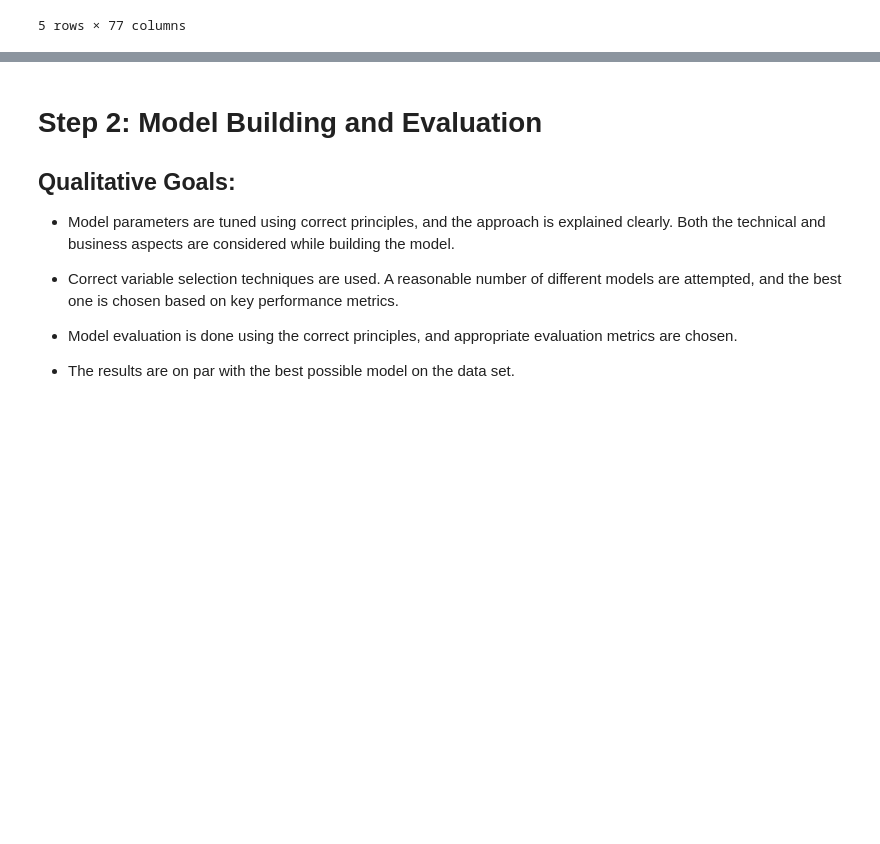
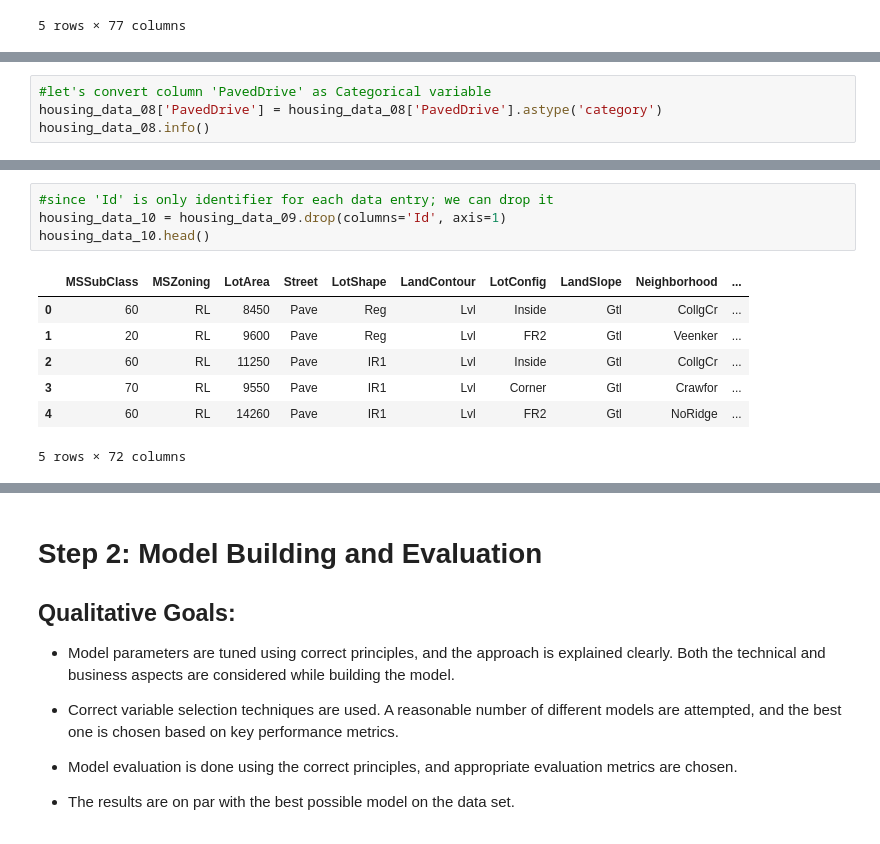
Before and after one commit to JamshedAhsan/house-price-prediction, a Jupyter notebook: Housing-Price-Prediction.ipynb, the cells around one changed output, grey strips where cells are left out. Cells and saved outputs as stored; diff of their text form; blank space fills up the shorter version.

```diff
--- a/Housing-Price-Prediction.ipynb
+++ b/Housing-Price-Prediction.ipynb
@@ -722,0 +2179,4 @@ housing_data_04.head()
+# %%
+#let's convert column 'PavedDrive' as Categorical variable
+housing_data_08['PavedDrive'] = housing_data_08['PavedDrive'].astype('category')
+housing_data_08.info()
@@ -722,0 +2362,12 @@ housing_data_04.head()
+# %%
+#since 'Id' is only identifier for each data entry; we can drop it
+housing_data_10 = housing_data_09.drop(columns='Id', axis=1)
+housing_data_10.head()
+# %% [output]
+|  | MSSubClass | MSZoning | LotArea | Street | LotShape | LandContour | LotConfig | LandSlope | Neighborhood | ... |
+| 0 | 60 | RL | 8450 | Pave | Reg | Lvl | Inside | Gtl | CollgCr | ... |
+| 1 | 20 | RL | 9600 | Pave | Reg | Lvl | FR2 | Gtl | Veenker | ... |
+| 2 | 60 | RL | 11250 | Pave | IR1 | Lvl | Inside | Gtl | CollgCr | ... |
+| 3 | 70 | RL | 9550 | Pave | IR1 | Lvl | Corner | Gtl | Crawfor | ... |
+| 4 | 60 | RL | 14260 | Pave | IR1 | Lvl | FR2 | Gtl | NoRidge | ... |
+5 rows × 72 columns
```
Also changed, not shown: parts of 139 cells of this notebook, 1 other file.
